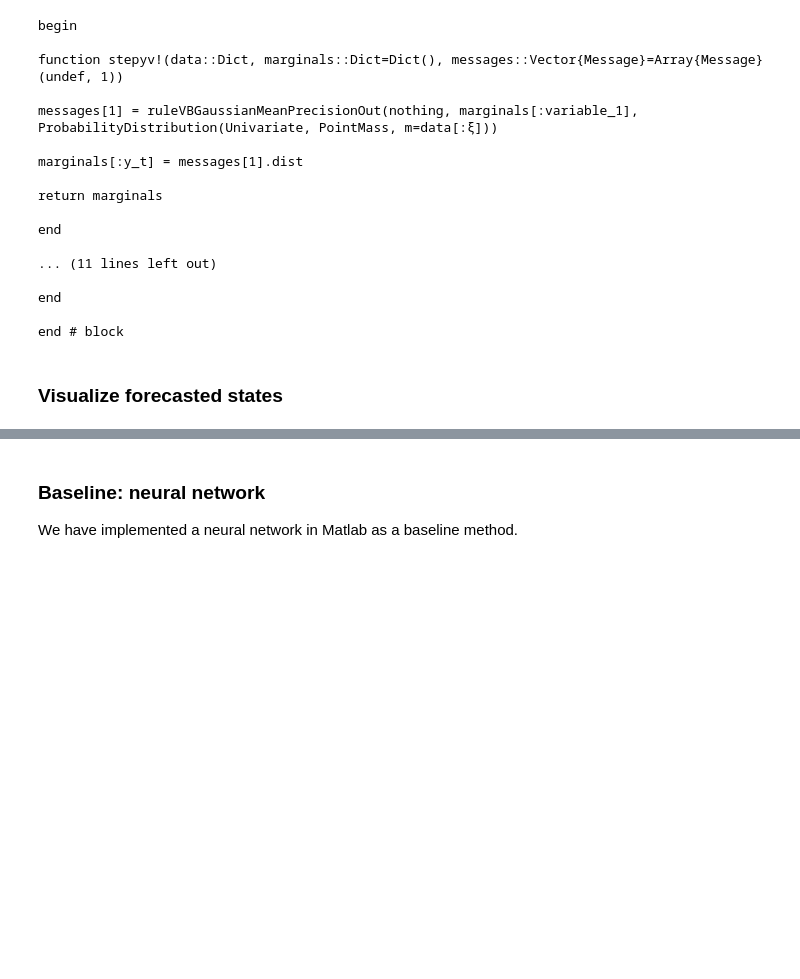
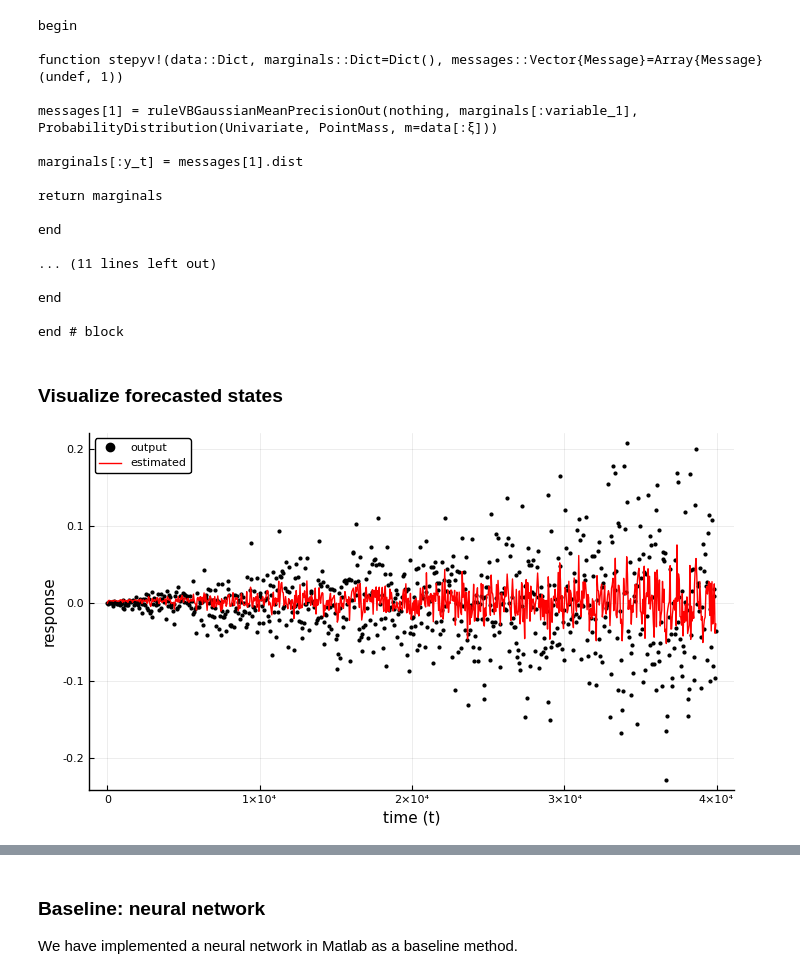
Before and after one commit to biaslab/nsi-silverbox, a Jupyter notebook: forecasting/forecasting-NLARX.ipynb, the cells around one changed output, grey strips where cells are left out. Saved outputs shown, nothing was run; the diff lists cells and outputs as text; code cells hidden in the pictures; blank space fills up the shorter version.

```diff
--- a/forecasting/forecasting-NLARX.ipynb
+++ b/forecasting/forecasting-NLARX.ipynb
@@ -442,13 +454,15 @@ end
 ### Visualize forecasted states
 # %%
 # Extract mean of state marginals
-estimated_states = params_zv[1][1,:]
+predicted_states = params_yv[1][1,:]
 
 # Plot every n-th time-point to avoid figure size exploding
-n = 100
+n = 50
 
 p3 = Plots.scatter(1:n:T_val, output_val[1:n:T_val], color="black", label="output", markersize=2, size=(700,400), xlabel="time (t)", ylabel="response", legend=:topleft)
-Plots.plot!(1:n:T_val, estimated_states[1:n:T_val], color="red", linewidth=1, label="estimated")
+Plots.plot!(1:n:T_val, predicted_states[1:n:T_val], color="red", linewidth=1, label="estimated")
+# %% [output]
+[figure, added]
 # %%
 Plots.savefig(p3, "viz/forecasted_states.png")
 # %%
```
Also changed, not shown: parts of 21 cells of this notebook.
